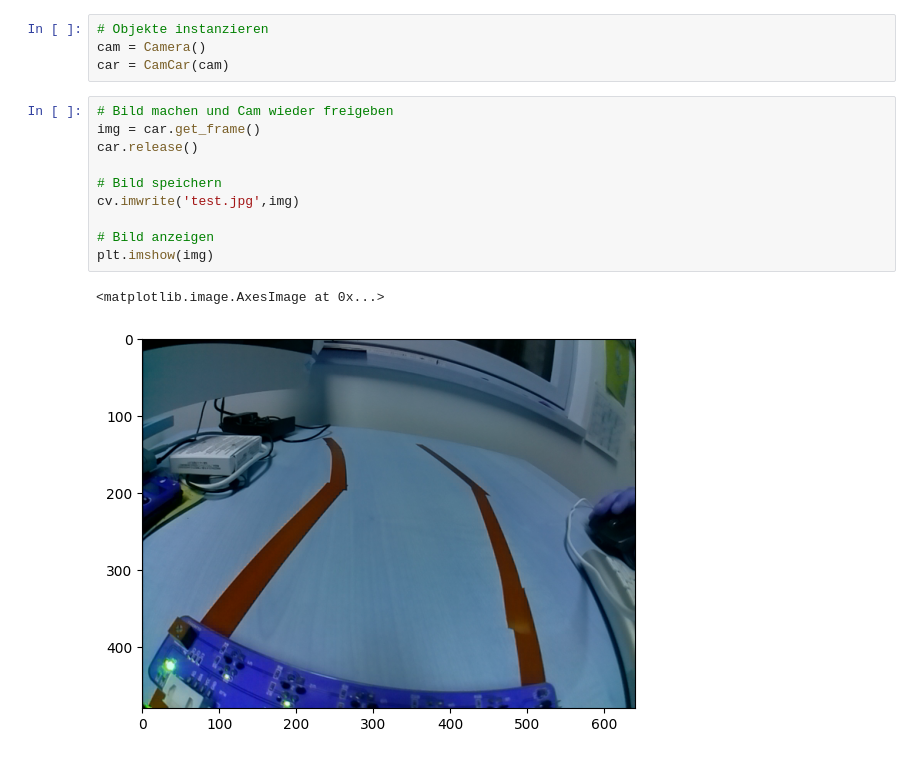
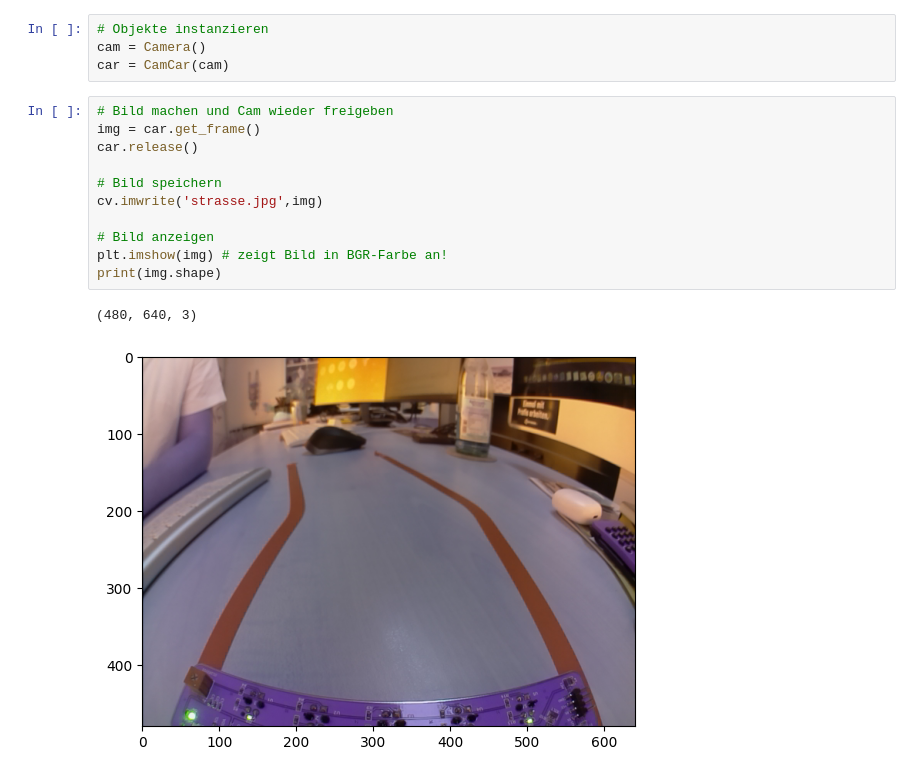
Before and after one commit to HopfeJ/Gruppe4_Camp2Code, a Jupyter notebook: roman/phase2/camcar_test.ipynb, the cells around one changed output. Drawn from its saved outputs; the diff is of its cells as text.

```diff
--- a/roman/phase2/camcar_test.ipynb
+++ b/roman/phase2/camcar_test.ipynb
@@ -15,13 +15,14 @@ car = CamCar(cam)
 # %%
 # Bild machen und Cam wieder freigeben
 img = car.get_frame()
 car.release()
 
 # Bild speichern
-cv.imwrite('test.jpg',img)
+cv.imwrite('strasse.jpg',img)
 
 # Bild anzeigen
-plt.imshow(img)
+plt.imshow(img) # zeigt Bild in BGR-Farbe an!
+print(img.shape)
 # %% [output]
-<matplotlib.image.AxesImage at 0x...>
+(480, 640, 3)
-[figure, old version]
+[figure, new version]
```
Also changed, not shown: parts of 8 cells of this notebook, 3 other files.
